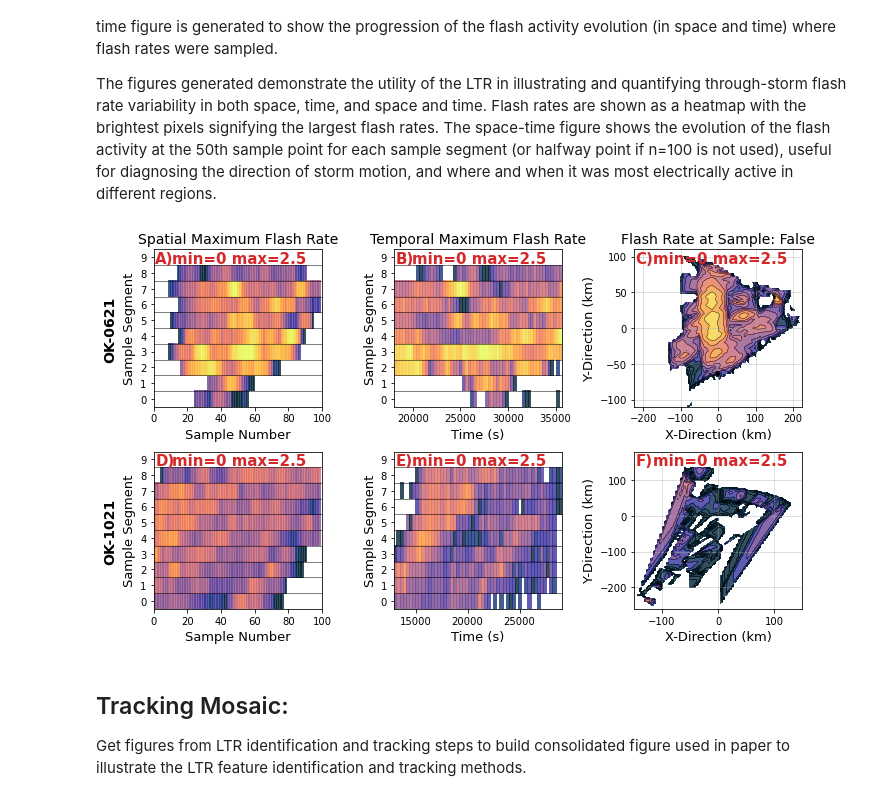
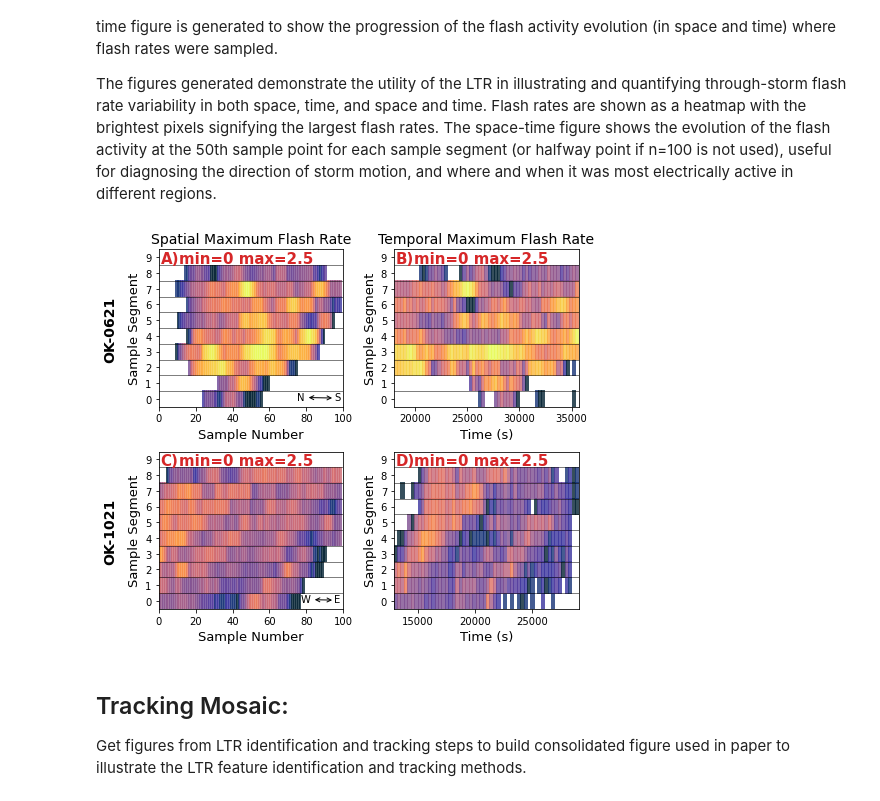
Before and after one commit to Vsalinas91/LTR-LightningTracking, a Jupyter notebook: Workflow-Sampling.ipynb, the cells around one changed output. Drawn from its saved outputs; the diff is of its cells as text; code cells hidden in the pictures.

Commit message:
Updated sampling figures.

```diff
--- a/Workflow-Sampling.ipynb
+++ b/Workflow-Sampling.ipynb
@@ -370,9 +370,9 @@ xm2,ym2       = np.meshgrid(xgrid2,ygrid2)
 flash_field  = griddata(np.vstack((sample_x .flatten(),sample_y .flatten())).T,samps1[-1][:,:,which_point].flatten(),np.vstack((xm .flatten(),ym .flatten())).T,method='linear').reshape(xm.shape)
 flash_field2 = griddata(np.vstack((sample_x2.flatten(),sample_y2.flatten())).T,samps2[-1][:,:,which_point].flatten(),np.vstack((xm2.flatten(),ym2.flatten())).T,method='linear').reshape(xm2.shape)
 # %%
-plots.space_time(samps1,flash_field,samps2,flash_field2,xm,ym,xm2,ym2,data1,data2,False)
+plots.space_time(samps1,flash_field,samps2,flash_field2,xm,ym,xm2,ym2,data1,data2,50,False,False) #first boolean is for 3panel plot, second is to save figure
 # %% [output]
-[figure, old version]
+[figure, new version]
 # %% [markdown]
 Tracking Mosaic:
 ----
```
Also changed, not shown: 7 other files.
